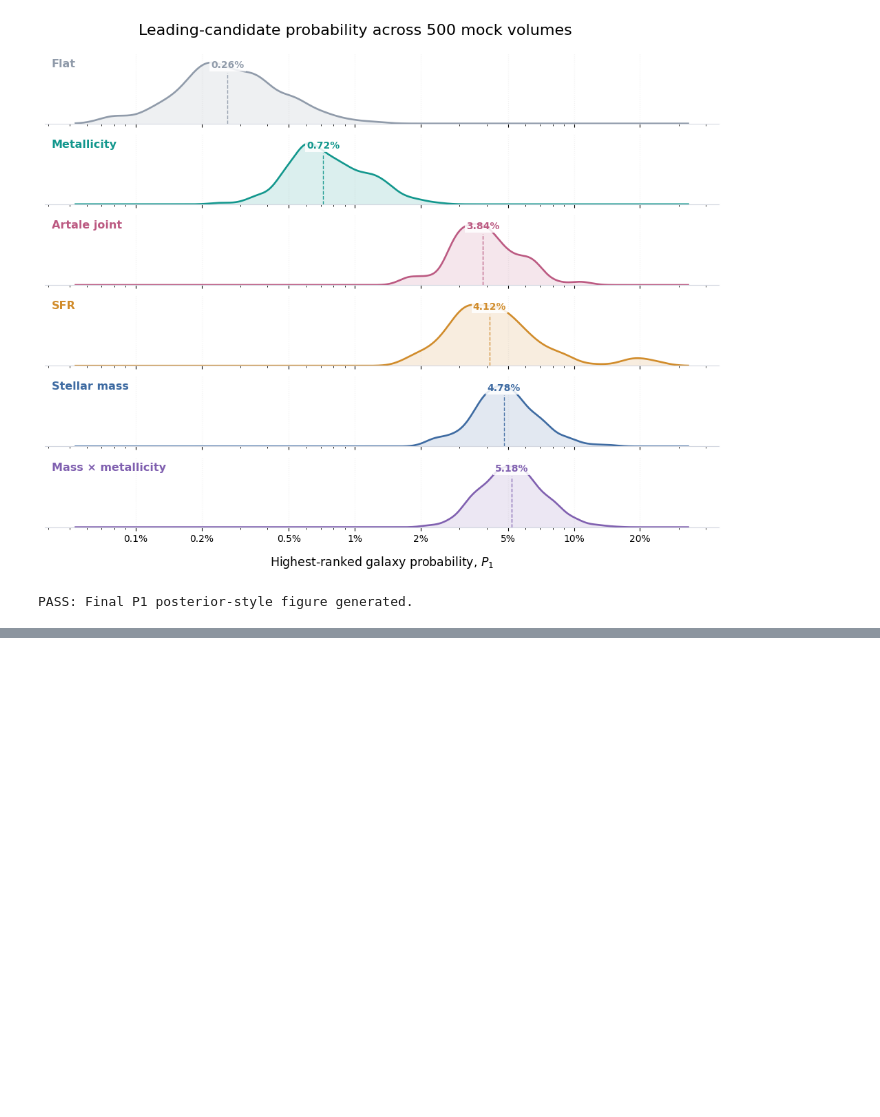
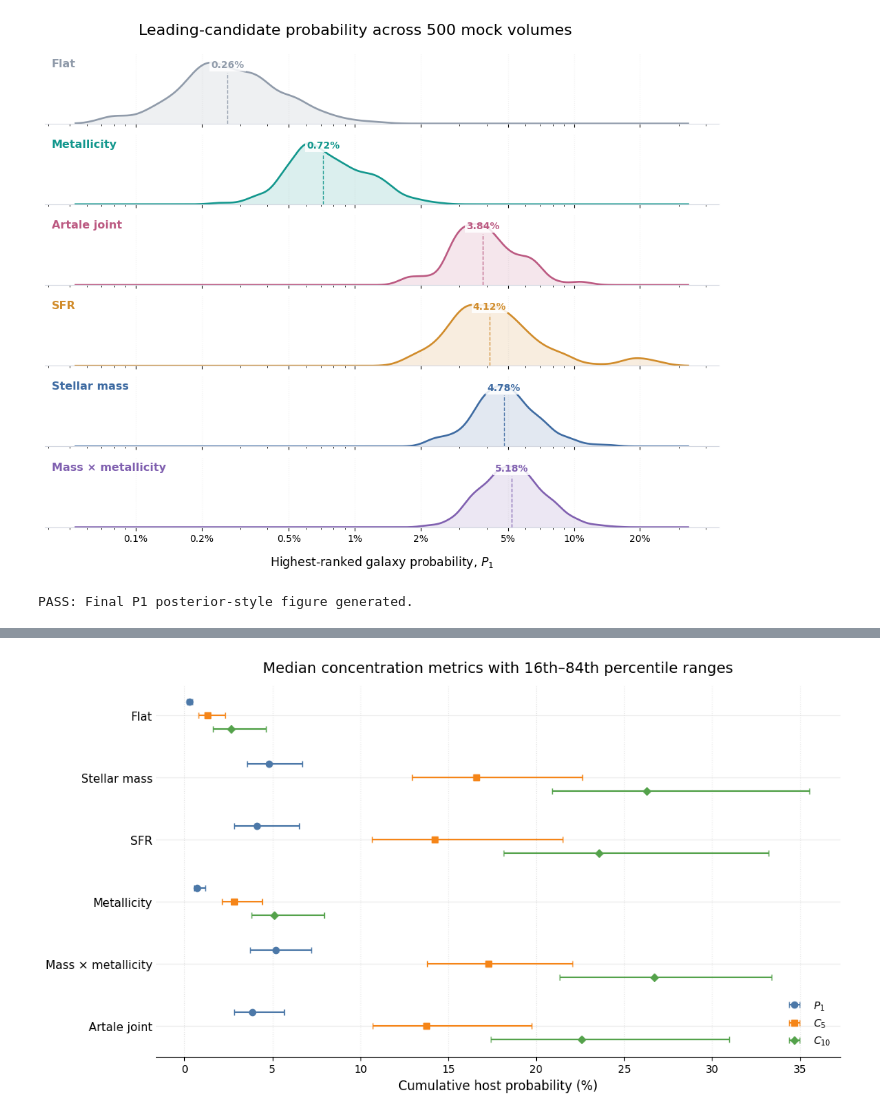
Before and after one commit to saatour/GW170817, a Jupyter notebook: 20261013_EAGLE_simulation_analysis_Chapter6.ipynb, the cells around one changed output, grey strips where cells are left out. Cells and saved outputs as stored; diff of their text form; code cells hidden in the pictures; blank space fills up the shorter version.

```diff
--- a/20261013_EAGLE_simulation_analysis_Chapter6.ipynb
+++ b/20261013_EAGLE_simulation_analysis_Chapter6.ipynb
@@ -5888,0 +5939,75 @@ PASS: Final P1 posterior-style figure generated.
+# %%
+fig, ax = plt.subplots(figsize=(10.8, 6.0))
+
+y = np.arange(len(summary_plot))
+
+offsets = {
+    "P1": 0.22,
+    "C5": 0.00,
+    "C10": -0.22
+}
+
+metric_colors = {
+    "P1": "#4C78A8",
+    "C5": "#F58518",
+    "C10": "#54A24B"
+}
+
+# Light horizontal guide lines
+for yy in y:
+    ax.axhline(yy, color="0.92", linewidth=0.8, zorder=0)
+
+# P1
+ax.errorbar(
+    summary_plot["P1_med"], y + offsets["P1"],
+    xerr=[
+        summary_plot["P1_med"] - summary_plot["P1_p16"],
+        summary_plot["P1_p84"] - summary_plot["P1_med"]
+    ],
+    fmt="o", ms=6, capsize=3,
+    color=metric_colors["P1"], label=r"$P_1$"
+)
+
+# C5
+ax.errorbar(
+    summary_plot["C5_med"], y + offsets["C5"],
+    xerr=[
+        summary_plot["C5_med"] - summary_plot["C5_p16"],
+        summary_plot["C5_p84"] - summary_plot["C5_med"]
+    ],
+    fmt="s", ms=6, capsize=3,
+    color=metric_colors["C5"], label=r"$C_5$"
+)
+
+# C10
+ax.errorbar(
+    summary_plot["C10_med"], y + offsets["C10"],
+    xerr=[
+        summary_plot["C10_med"] - summary_plot["C10_p16"],
+        summary_plot["C10_p84"] - summary_plot["C10_med"]
+    ],
+    fmt="D", ms=5.5, capsize=3,
+    color=metric_colors["C10"], label=r"$C_{10}$"
+)
+
+ax.set_yticks(y)
+ax.set_yticklabels(summary_plot["Prior"], fontsize=11)
+ax.set_xlabel("Cumulative host probability (%)", fontsize=12)
+ax.set_title(
+    r"Median concentration metrics with 16th–84th percentile ranges",
+    fontsize=14, pad=12
+)
+
+ax.grid(axis="x", linestyle=":", linewidth=0.8, alpha=0.3)
+ax.set_axisbelow(True)
+
+for spine in ["top", "right", "left"]:
+    ax.spines[spine].set_visible(False)
+
+ax.tick_params(axis="y", length=0)
+ax.legend(frameon=False, loc="lower right")
+
+fig.tight_layout()
+plt.show()
+# %% [output]
+[figure, added]
```
Also changed, not shown: parts of 31 cells of this notebook.
